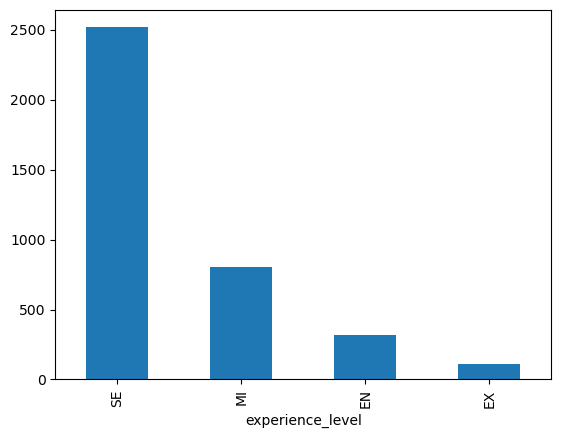
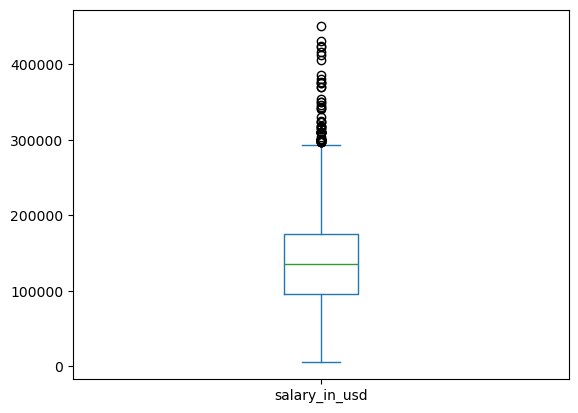
The change to this notebook cell's code, shown as a diff; its figure went from the first image to the second:
--- before
+++ after
@@ -1 +1 @@
-salary_counts.plot(kind = 'bar')
+salary_df['salary_in_usd'].plot(kind = 'box')

Commit: update lecture